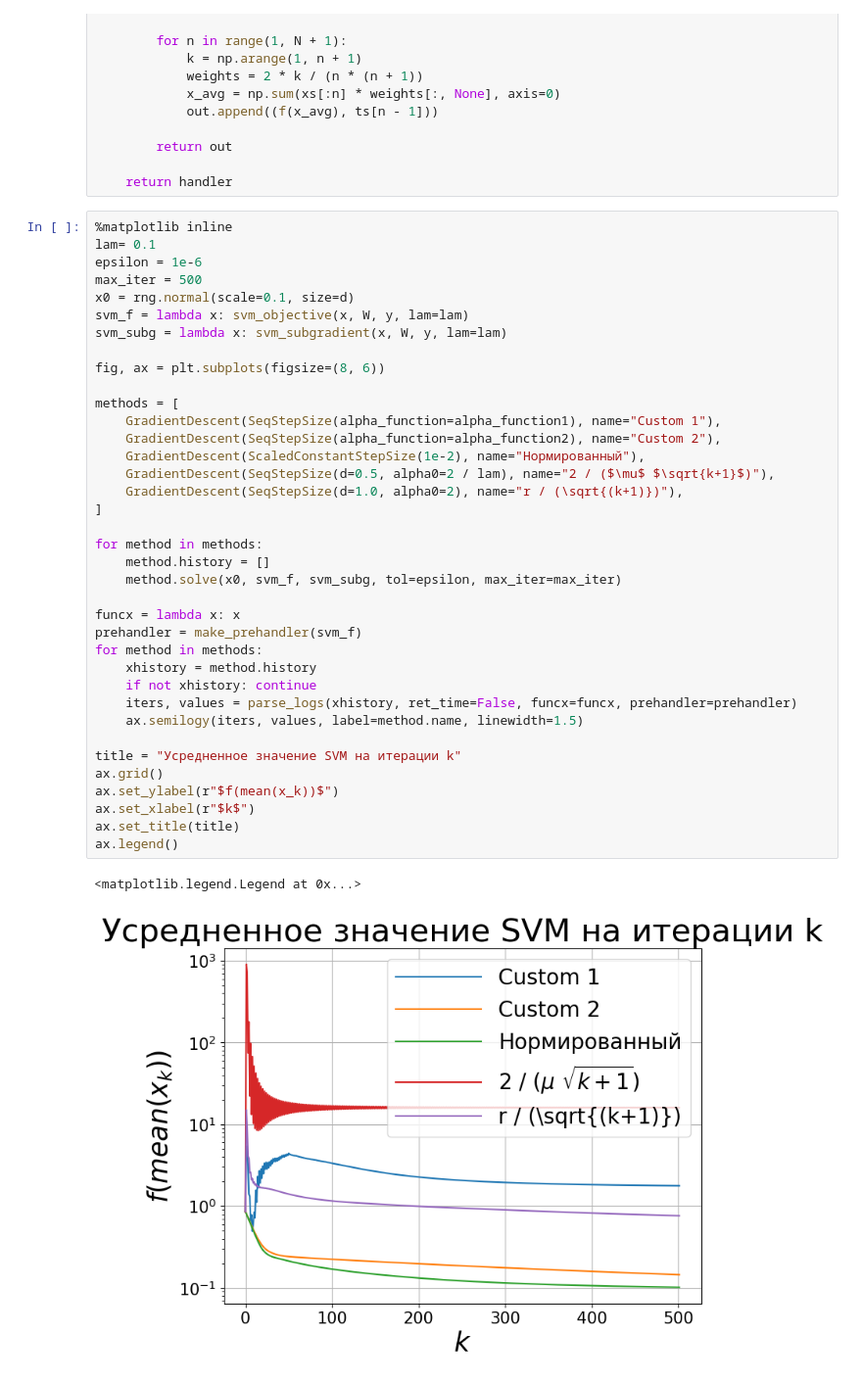
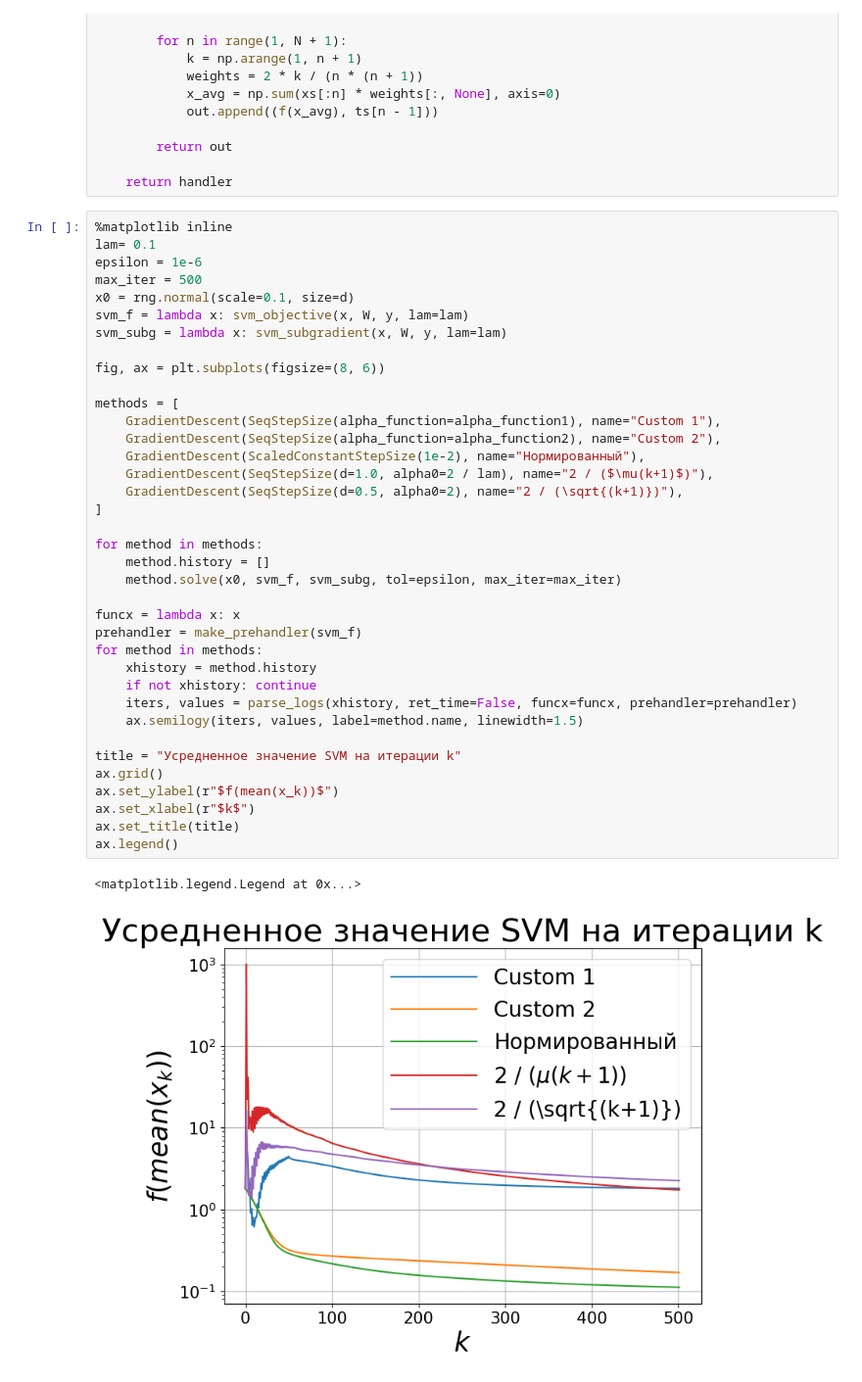
Before and after one commit to DredderGun/math_opt_course, a Jupyter notebook: lesson4_non_smooth_obj/sem3_subgrad.ipynb, the cells around one changed output. Shown at 98% size. Saved outputs shown, nothing was run; the diff lists cells and outputs as text.

```diff
--- a/lesson4_non_smooth_obj/sem3_subgrad.ipynb
+++ b/lesson4_non_smooth_obj/sem3_subgrad.ipynb
@@ -501,33 +501,33 @@ svm_f = lambda x: svm_objective(x, W, y, lam=lam)
 svm_subg = lambda x: svm_subgradient(x, W, y, lam=lam)
 
 fig, ax = plt.subplots(figsize=(8, 6))
 
 methods = [
     GradientDescent(SeqStepSize(alpha_function=alpha_function1), name="Custom 1"),
     GradientDescent(SeqStepSize(alpha_function=alpha_function2), name="Custom 2"),
     GradientDescent(ScaledConstantStepSize(1e-2), name="Нормированный"),
-    GradientDescent(SeqStepSize(d=0.5, alpha0=2 / lam), name="2 / ($\mu$ $\sqrt{k+1}$)"),
-    GradientDescent(SeqStepSize(d=1.0, alpha0=2), name="r / (\sqrt{(k+1)})"),
+    GradientDescent(SeqStepSize(d=1.0, alpha0=2 / lam), name="2 / ($\mu(k+1)$)"),
+    GradientDescent(SeqStepSize(d=0.5, alpha0=2), name="2 / (\sqrt{(k+1)})"),
 ]
 
 for method in methods:
     method.history = []
     method.solve(x0, svm_f, svm_subg, tol=epsilon, max_iter=max_iter)
 
 funcx = lambda x: x
 prehandler = make_prehandler(svm_f)
 for method in methods:
     xhistory = method.history
     if not xhistory: continue
     iters, values = parse_logs(xhistory, ret_time=False, funcx=funcx, prehandler=prehandler)
     ax.semilogy(iters, values, label=method.name, linewidth=1.5)
 
 title = "Усредненное значение SVM на итерации k"
 ax.grid()
 ax.set_ylabel(r"$f(mean(x_k))$")
 ax.set_xlabel(r"$k$")
 ax.set_title(title)
 ax.legend()
 # %% [output]
 <matplotlib.legend.Legend at 0x...>
-[figure, old version]
+[figure, new version]
```
Also changed, not shown: parts of 1 cell of this notebook.
